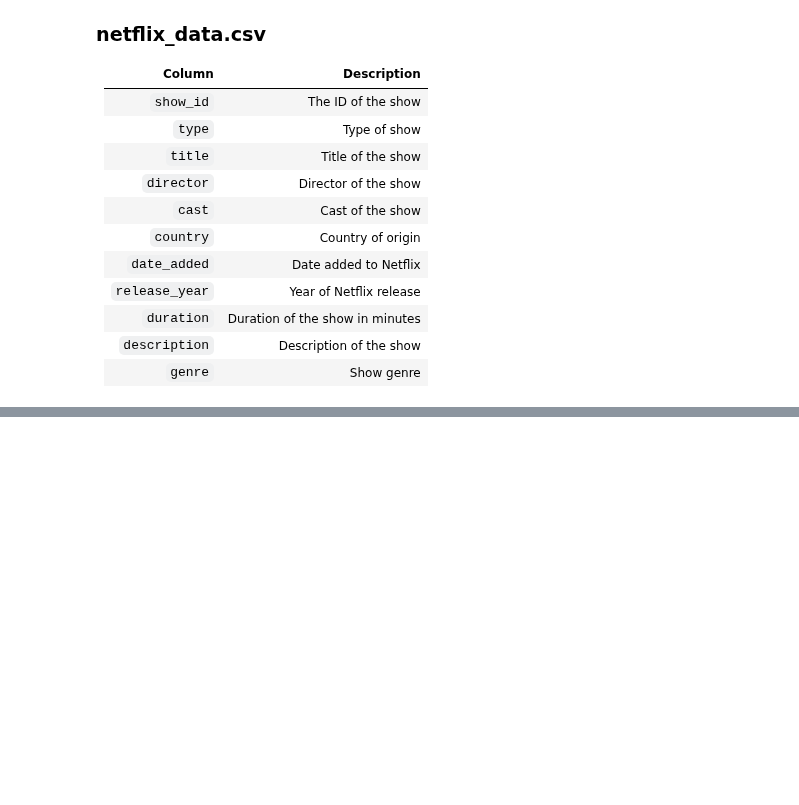
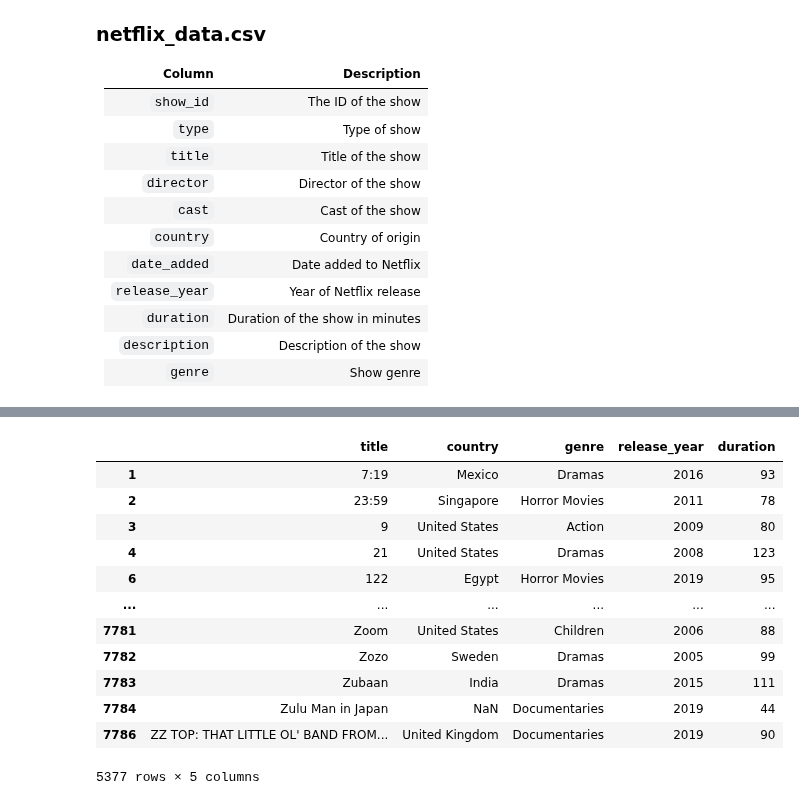
Before and after one commit to NelsonMungai/Netflix_movies_dataCamp, a Jupyter notebook: notebook.ipynb, the cells around one changed output, grey strips where cells are left out. Drawn from its saved outputs; the diff is of its cells as text; code cells hidden in the pictures; blank space fills up the shorter version.

```diff
--- a/notebook.ipynb
+++ b/notebook.ipynb
@@ -46,0 +51,17 @@ KeyError: <class 'pandas.core.frame.DataFrame'>
+# %%
+netflix_movies=netflix_subset[["title","country","genre","release_year","duration"]]
+netflix_movies
+# %% [output]
+|  | title | country | genre | release_year | duration |
+| 1 | 7:19 | Mexico | Dramas | 2016 | 93 |
+| 2 | 23:59 | Singapore | Horror Movies | 2011 | 78 |
+| 3 | 9 | United States | Action | 2009 | 80 |
+| 4 | 21 | United States | Dramas | 2008 | 123 |
+| 6 | 122 | Egypt | Horror Movies | 2019 | 95 |
+| ... | ... | ... | ... | ... | ... |
+| 7781 | Zoom | United States | Children | 2006 | 88 |
+| 7782 | Zozo | Sweden | Dramas | 2005 | 99 |
+| 7783 | Zubaan | India | Dramas | 2015 | 111 |
+| 7784 | Zulu Man in Japan | NaN | Documentaries | 2019 | 44 |
+| 7786 | ZZ TOP: THAT LITTLE OL' BAND FROM... | United Kingdom | Documentaries | 2019 | 90 |
+5377 rows × 5 columns
```
Also changed, not shown: parts of 4 cells of this notebook.
